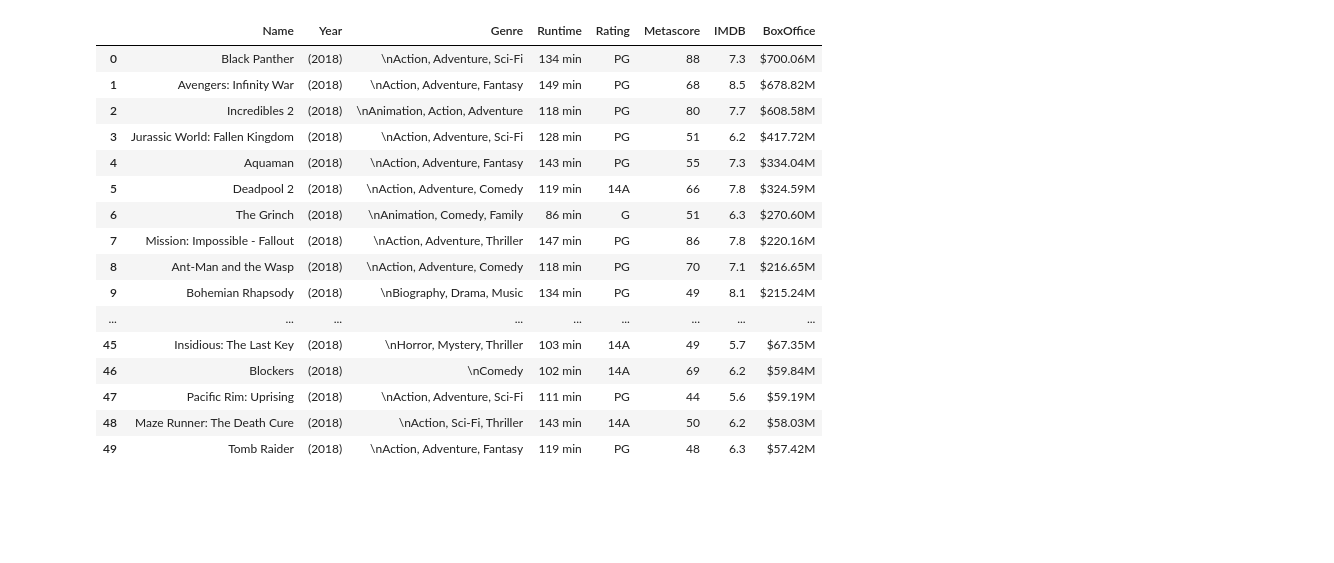
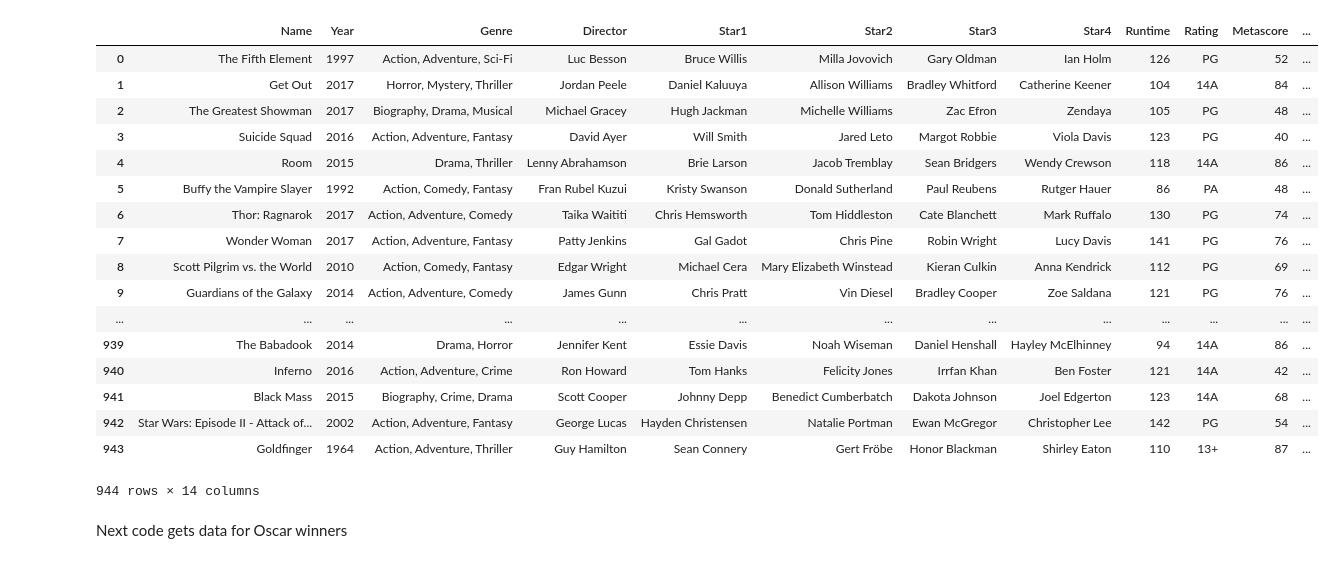
Before and after one commit to RyleeThompson/Predicting-movie-success, a Jupyter notebook: imdb_scrape2.ipynb, the cells around one changed output. Drawn from its saved outputs; the diff is of its cells as text; code cells hidden in the pictures; blank space fills up the shorter version.

Commit message:
-Scraper now gets actor and director information -A movies gross now gets adjusted for inflation

```diff
--- a/imdb_scrape2.ipynb
+++ b/imdb_scrape2.ipynb
@@ -55,0 +7,8 @@ for movie in movie_cont:
+# %%
+urlArray = []
+
+numMovies = 1000 #numMovies must be less than 276,125, numMovies % 50 must be 0
+
+for i in range(1, numMovies - 48, 50): #create an array of urls to iterate through
+    urlArray.append('https://www.imdb.com/search/title?title_type=feature&release_date=1950-01-01,2017-12-31&start='
+                    + str(i) + '&ref_=adv_nxt')
@@ -57,11 +132,17 @@ for movie in movie_cont:
 df = pd.DataFrame({'Name': names,
                   'Year': year,
                   'Genre': genres,
+                  'Director': directors,
+                  'Star1' : Star1,
+                  'Star2' : Star2,
+                  'Star3' : Star3,
+                  'Star4' :Star4,
                   'Runtime': runtimes,
-                  'Rating': audience,
+                  'Rating': audienceRatings,
                   'Metascore': metascores,
-                  'IMDB': imdb,
-                  'BoxOffice': box})
+                  'IMDB rating': imdbRatings,
+                  'Gross': movieGross,
+                  'Inflation adjusted':movieGrossInflation})
 # %%
 df.info()
 # %% [output]
@@ -81,20 +168,23 @@ memory usage: 3.2+ KB
 # %%
-df.head(50)
+df.head(numMovies)
 # %% [output]
-|  | Name | Year | Genre | Runtime | Rating | Metascore | IMDB | BoxOffice |
-| 0 | Black Panther | (2018) | \nAction, Adventure, Sci-Fi | 134 min | PG | 88 | 7.3 | $700.06M |
-| 1 | Avengers: Infinity War | (2018) | \nAction, Adventure, Fantasy | 149 min | PG | 68 | 8.5 | $678.82M |
-| 2 | Incredibles 2 | (2018) | \nAnimation, Action, Adventure | 118 min | PG | 80 | 7.7 | $608.58M |
-| 3 | Jurassic World: Fallen Kingdom | (2018) | \nAction, Adventure, Sci-Fi | 128 min | PG | 51 | 6.2 | $417.72M |
-| 4 | Aquaman | (2018) | \nAction, Adventure, Fantasy | 143 min | PG | 55 | 7.3 | $334.04M |
-| 5 | Deadpool 2 | (2018) | \nAction, Adventure, Comedy | 119 min | 14A | 66 | 7.8 | $324.59M |
-| 6 | The Grinch | (2018) | \nAnimation, Comedy, Family | 86 min | G | 51 | 6.3 | $270.60M |
-| 7 | Mission: Impossible - Fallout | (2018) | \nAction, Adventure, Thriller | 147 min | PG | 86 | 7.8 | $220.16M |
-| 8 | Ant-Man and the Wasp | (2018) | \nAction, Adventure, Comedy | 118 min | PG | 70 | 7.1 | $216.65M |
-| 9 | Bohemian Rhapsody | (2018) | \nBiography, Drama, Music | 134 min | PG | 49 | 8.1 | $215.24M |
-| ... | ... | ... | ... | ... | ... | ... | ... | ... |
-| 45 | Insidious: The Last Key | (2018) | \nHorror, Mystery, Thriller | 103 min | 14A | 49 | 5.7 | $67.35M |
-| 46 | Blockers | (2018) | \nComedy | 102 min | 14A | 69 | 6.2 | $59.84M |
-| 47 | Pacific Rim: Uprising | (2018) | \nAction, Adventure, Sci-Fi | 111 min | PG | 44 | 5.6 | $59.19M |
-| 48 | Maze Runner: The Death Cure | (2018) | \nAction, Sci-Fi, Thriller | 143 min | 14A | 50 | 6.2 | $58.03M |
-| 49 | Tomb Raider | (2018) | \nAction, Adventure, Fantasy | 119 min | PG | 48 | 6.3 | $57.42M |
+|  | Name | Year | Genre | Director | Star1 | Star2 | Star3 | Star4 | Runtime | Rating | Metascore | ... |
+| 0 | The Fifth Element | 1997 | Action, Adventure, Sci-Fi | Luc Besson | Bruce Willis | Milla Jovovich | Gary Oldman | Ian Holm | 126 | PG | 52 | ... |
+| 1 | Get Out | 2017 | Horror, Mystery, Thriller | Jordan Peele | Daniel Kaluuya | Allison Williams | Bradley Whitford | Catherine Keener | 104 | 14A | 84 | ... |
+| 2 | The Greatest Showman | 2017 | Biography, Drama, Musical | Michael Gracey | Hugh Jackman | Michelle Williams | Zac Efron | Zendaya | 105 | PG | 48 | ... |
+| 3 | Suicide Squad | 2016 | Action, Adventure, Fantasy | David Ayer | Will Smith | Jared Leto | Margot Robbie | Viola Davis | 123 | PG | 40 | ... |
+| 4 | Room | 2015 | Drama, Thriller | Lenny Abrahamson | Brie Larson | Jacob Tremblay | Sean Bridgers | Wendy Crewson | 118 | 14A | 86 | ... |
+| 5 | Buffy the Vampire Slayer | 1992 | Action, Comedy, Fantasy | Fran Rubel Kuzui | Kristy Swanson | Donald Sutherland | Paul Reubens | Rutger Hauer | 86 | PA | 48 | ... |
+| 6 | Thor: Ragnarok | 2017 | Action, Adventure, Comedy | Taika Waititi | Chris Hemsworth | Tom Hiddleston | Cate Blanchett | Mark Ruffalo | 130 | PG | 74 | ... |
+| 7 | Wonder Woman | 2017 | Action, Adventure, Fantasy | Patty Jenkins | Gal Gadot | Chris Pine | Robin Wright | Lucy Davis | 141 | PG | 76 | ... |
+| 8 | Scott Pilgrim vs. the World | 2010 | Action, Comedy, Fantasy | Edgar Wright | Michael Cera | Mary Elizabeth Winstead | Kieran Culkin | Anna Kendrick | 112 | PG | 69 | ... |
+| 9 | Guardians of the Galaxy | 2014 | Action, Adventure, Comedy | James Gunn | Chris Pratt | Vin Diesel | Bradley Cooper | Zoe Saldana | 121 | PG | 76 | ... |
+| ... | ... | ... | ... | ... | ... | ... | ... | ... | ... | ... | ... | ... |
+| 939 | The Babadook | 2014 | Drama, Horror | Jennifer Kent | Essie Davis | Noah Wiseman | Daniel Henshall | Hayley McElhinney | 94 | 14A | 86 | ... |
+| 940 | Inferno | 2016 | Action, Adventure, Crime | Ron Howard | Tom Hanks | Felicity Jones | Irrfan Khan | Ben Foster | 121 | 14A | 42 | ... |
+| 941 | Black Mass | 2015 | Biography, Crime, Drama | Scott Cooper | Johnny Depp | Benedict Cumberbatch | Dakota Johnson | Joel Edgerton | 123 | 14A | 68 | ... |
+| 942 | Star Wars: Episode II - Attack of... | 2002 | Action, Adventure, Fantasy | George Lucas | Hayden Christensen | Natalie Portman | Ewan McGregor | Christopher Lee | 142 | PG | 54 | ... |
+| 943 | Goldfinger | 1964 | Action, Adventure, Thriller | Guy Hamilton | Sean Connery | Gert Fröbe | Honor Blackman | Shirley Eaton | 110 | 13+ | 87 | ... |
+944 rows × 14 columns
+# %% [markdown]
+Next code gets data for Oscar winners
```
Also changed, not shown: parts of 11 cells of this notebook, 1 other file.
